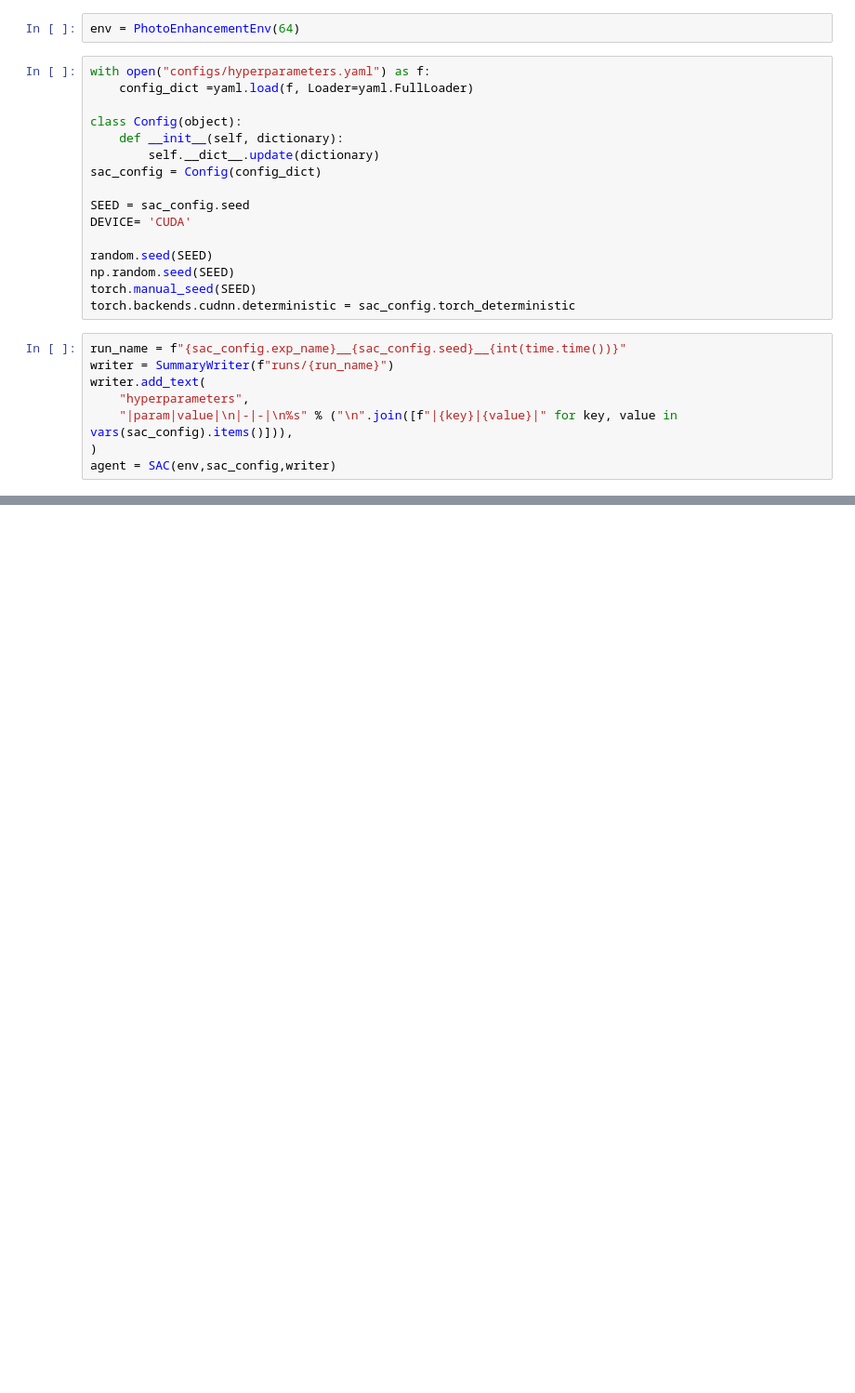
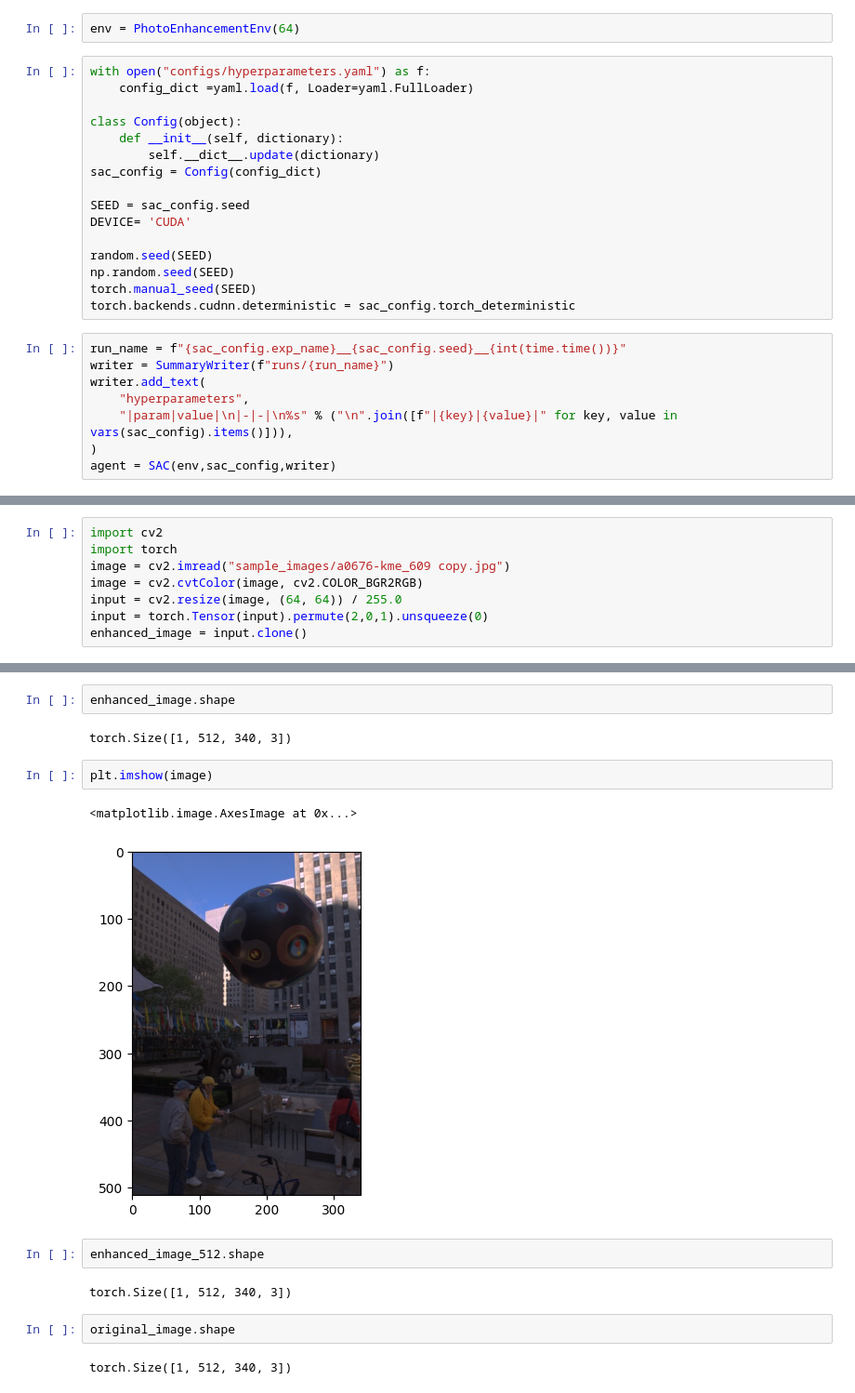
Before and after one commit to zakaria-narjis/ai-photo-enhancer, a Jupyter notebook: test_sac.ipynb, the cells around one changed output, grey strips where cells are left out. Shown at 93% size. Drawn from its saved outputs; the diff is of its cells as text; blank space fills up the shorter version.

```diff
--- a/test_sac.ipynb
+++ b/test_sac.ipynb
@@ -61,0 +87,8 @@ for i in range(sac_config.total_timesteps):
+# %%
+import cv2
+import torch
+image = cv2.imread("sample_images/a0676-kme_609 copy.jpg")
+image = cv2.cvtColor(image, cv2.COLOR_BGR2RGB)
+input = cv2.resize(image, (64, 64)) / 255.0
+input = torch.Tensor(input).permute(2,0,1).unsqueeze(0)
+enhanced_image = input.clone()
@@ -61,0 +133,17 @@ for i in range(sac_config.total_timesteps):
+# %%
+enhanced_image.shape
+# %% [output]
+torch.Size([1, 512, 340, 3])
+# %%
+plt.imshow(image)
+# %% [output]
+<matplotlib.image.AxesImage at 0x...>
+[figure, added]
+# %%
+enhanced_image_512.shape
+# %% [output]
+torch.Size([1, 512, 340, 3])
+# %%
+original_image.shape
+# %% [output]
+torch.Size([1, 512, 340, 3])
```
Also changed, not shown: parts of 14 cells of this notebook, 5 other files.
